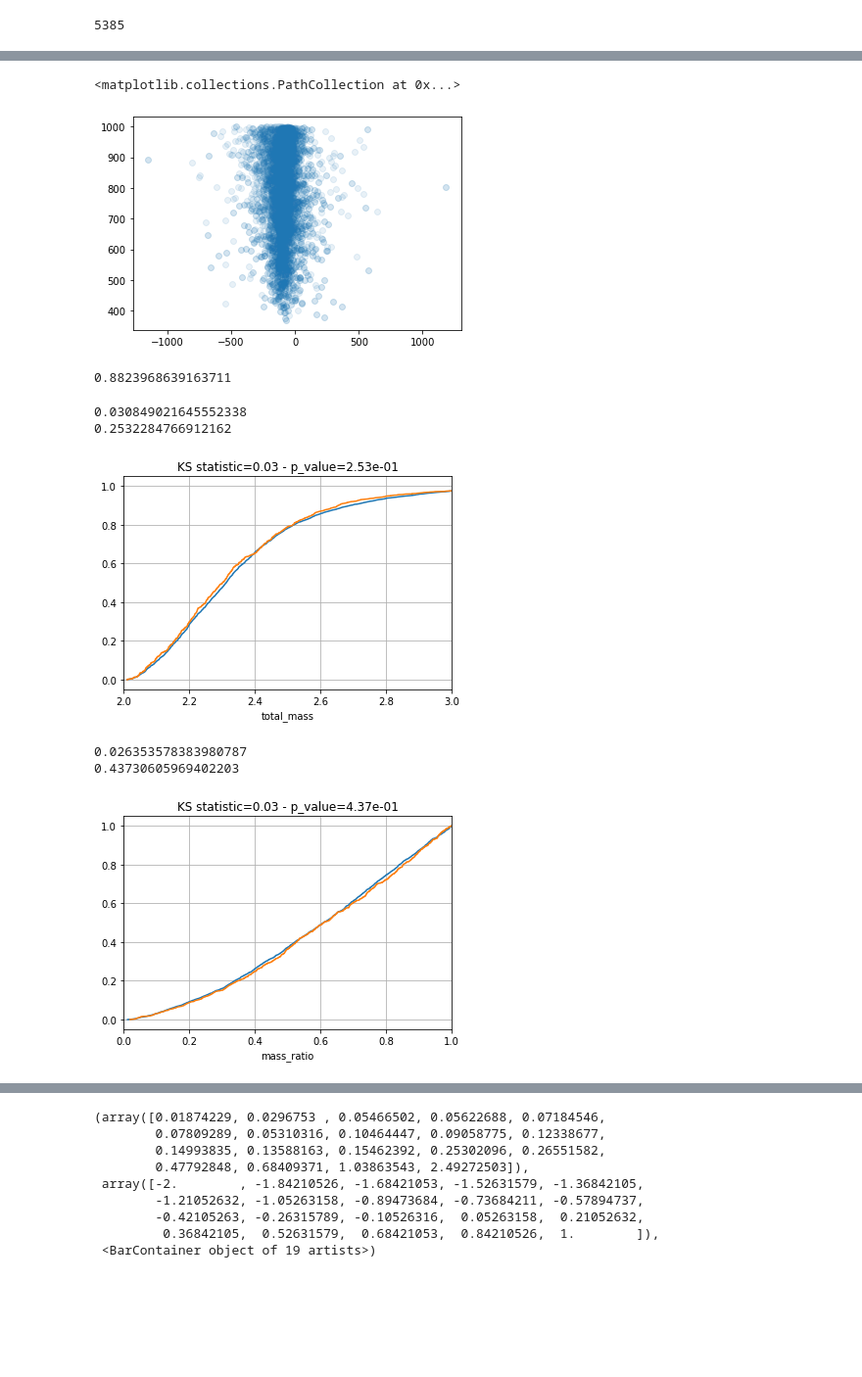
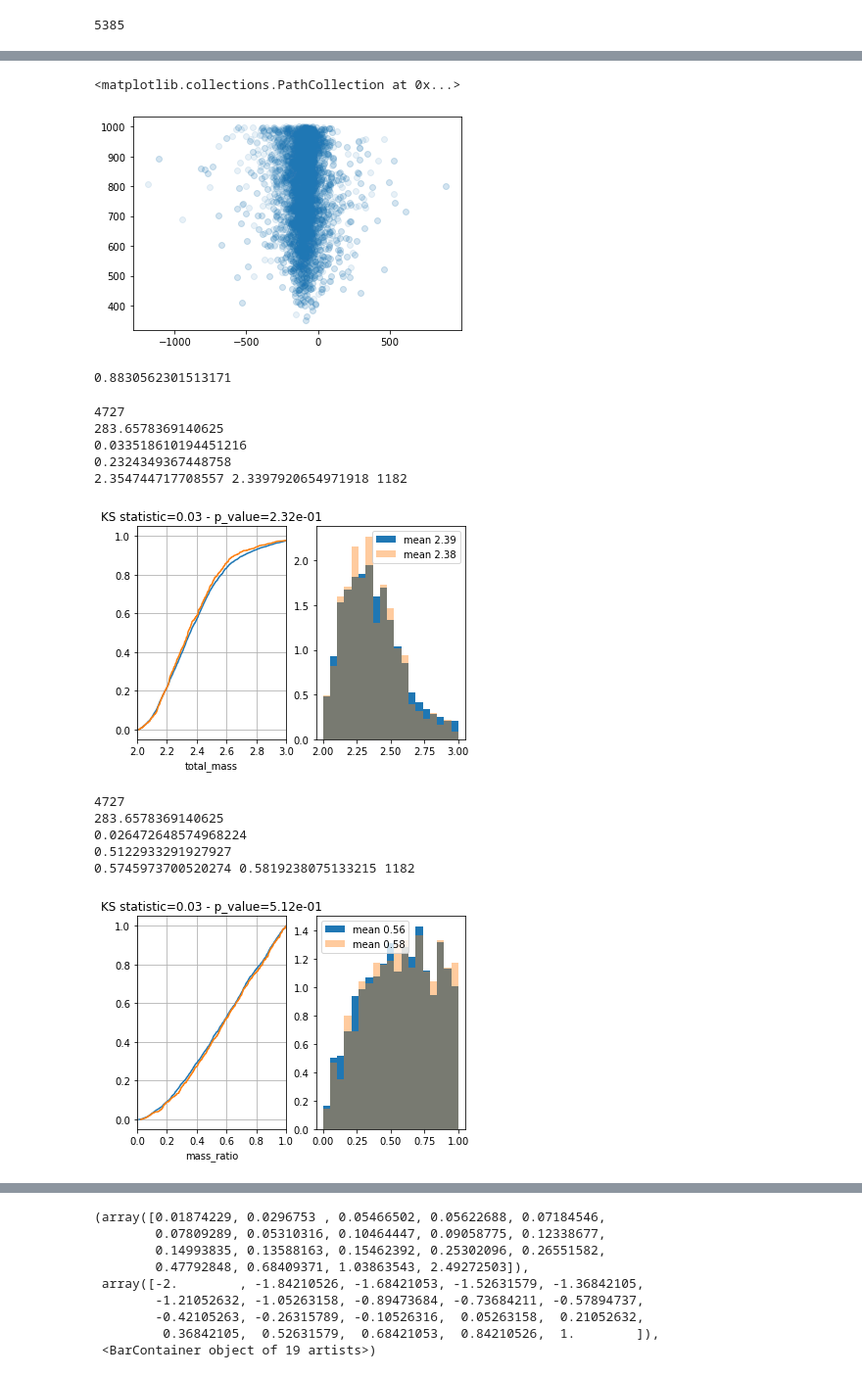
Before and after one commit to forero/PeculiarMotionTNG, a Jupyter notebook: code/explore_pairs.ipynb, the cells around one changed output, grey strips where cells are left out. Shown at 98% size. Cells and saved outputs as stored; diff of their text form; code cells hidden in the pictures; blank space fills up the shorter version.

```diff
--- a/code/explore_pairs.ipynb
+++ b/code/explore_pairs.ipynb
@@ -4,7 +4,7 @@ import matplotlib.pyplot as plt
 import h5py
 import scipy.stats as scst
 # %%
-sim = 'TNG300-1'
+sim = 'TNG300-2'
 pos = np.loadtxt('../data/summary_pos_{}.dat'.format(sim))
 pec_vel = np.loadtxt('../data/summary_vcm_{}.dat'.format(sim))
 vel = np.loadtxt('../data/summary_vel_{}.dat'.format(sim))
@@ -125,19 +125,24 @@ plt.scatter(norm_cm_vel, mu_vr, alpha=0.1)
 plt.scatter(norm_v_rad, norm_delta_r, alpha=0.1)
 # %% [output]
 <matplotlib.collections.PathCollection at 0x...>
-[figure, old version]
+[figure, new version]
 # %%
 ii = norm_v_rad<0
 print(np.count_nonzero(ii)/len(ii))
 # %% [output]
-0.8823968639163711
+0.8830562301513171
 # %%
 def compare(pec_vel, probe, name='probe', xlim=[0,100]):
     nn = len(probe)
+    print(nn)
     isort = np.argsort(pec_vel)
+    print(pec_vel[-nn//4])
     ii_4 = isort[-nn//4:]
+    #ii_4 = pec_vel > 627
+    plt.subplot(1,2,1)
     plt.plot(np.sort(probe), np.linspace(0.0, 1.0, nn))
     plt.plot(np.sort(probe[ii_4]), np.linspace(0.0, 1.0, np.count_nonzero(ii_4)))
+
     res = scst.ks_2samp(probe,probe[ii_4])
     print(res.statistic)
     print(res.pvalue)
@@ -145,16 +150,34 @@ def compare(pec_vel, probe, name='probe', xlim=[0,100]):
     plt.xlabel(name)
     plt.xlim(xlim)
     plt.grid()
+
+    plt.subplot(1,2,2)
+    plt.hist(np.sort(probe), bins=np.linspace(xlim[0], xlim[1], 20), density=True, label='mean {:.2f}'.format(np.mean(probe)))
+    plt.hist(np.sort(probe[ii_4]), density=True, bins=np.linspace(xlim[0], xlim[1], 20), alpha=0.4,
+             label='mean {:.2f}'.format(np.mean(probe[ii_4])))
+    plt.legend()
+    #plt.hist(np.sort(probe[ii_others]), density=True, alpha=0.4)
+
+    print(np.median(probe), np.median(probe[ii_4]), np.count_nonzero(probe[ii_4]))
 # %%
-compare(pec_vel, np.log10(total_mass), name='total_mass', xlim=[2,3])
+ii = (norm_v_rad<0) & (norm_delta_r<1000)
+compare(pec_vel[ii], np.log10(total_mass[ii]), name='total_mass', xlim=[2,3])
 # %% [output]
-0.030849021645552338
-0.2532284766912162
+4727
+283.6578369140625
+0.033518610194451216
+0.2324349367448758
+2.354744717708557 2.3397920654971918 1182
-[figure, old version]
+[figure, new version]
 # %%
-compare(pec_vel, mass_ratio, name='mass_ratio', xlim=[0,1])
+ii = (norm_v_rad<0) & (norm_delta_r<1000)
+
+compare(pec_vel[ii], mass_ratio[ii], name='mass_ratio', xlim=[0,1])
 # %% [output]
-0.026353578383980787
-0.43730605969402203
+4727
+283.6578369140625
+0.026472648574968224
+0.5122933291927927
+0.5745973700520274 0.5819238075133215 1182
-[figure, old version]
+[figure, new version]
 # %%
```
Also changed, not shown: parts of 10 cells of this notebook.
